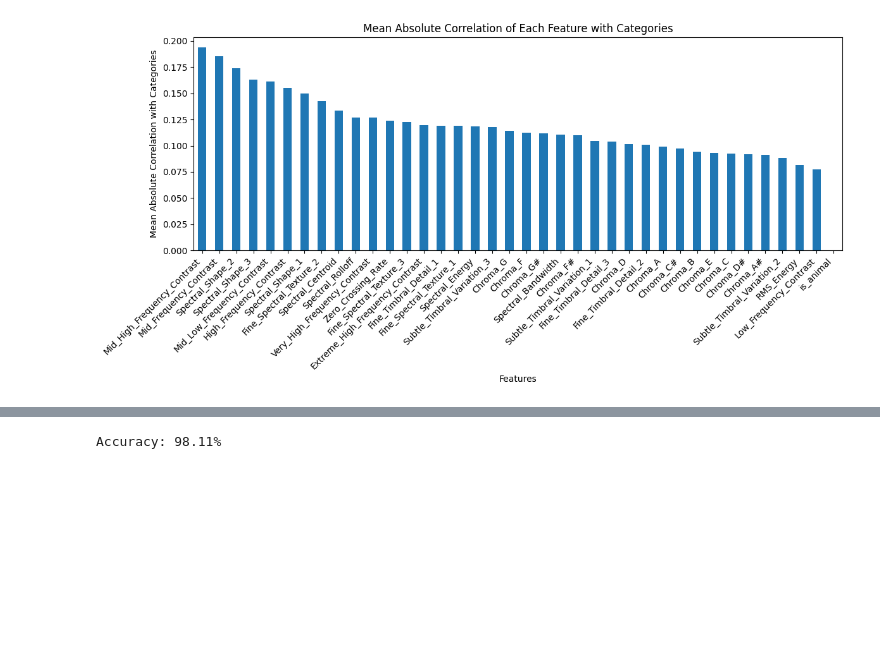
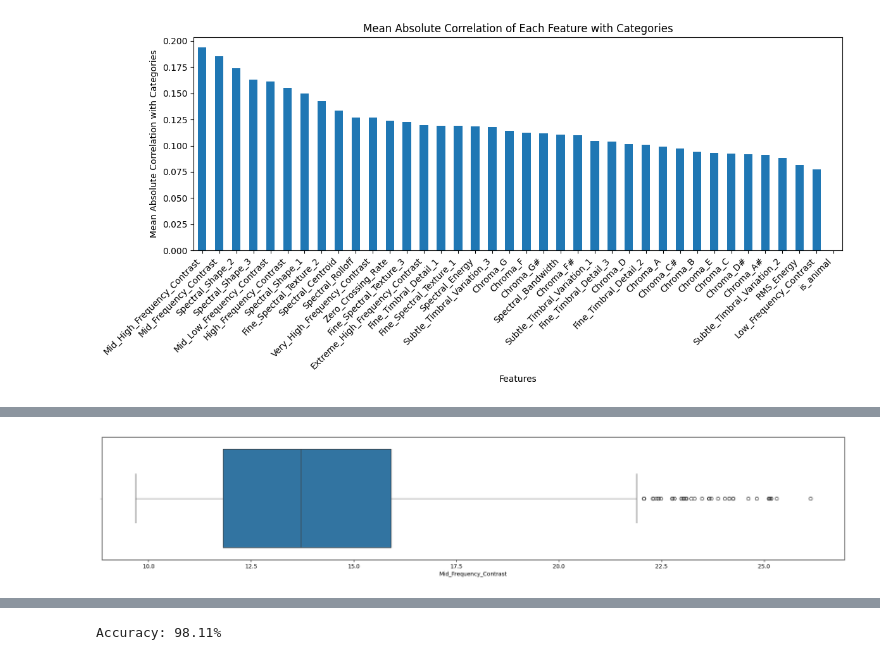
Before and after one commit to RussellArvin/animalsoundprediction, a Jupyter notebook: main.ipynb, the cells around one changed output, grey strips where cells are left out. Drawn from its saved outputs; the diff is of its cells as text; code cells hidden in the pictures; blank space fills up the shorter version.

```diff
--- a/main.ipynb
+++ b/main.ipynb
@@ -883,0 +767,7 @@ plt.show()
+# %%
+# Assuming 'animal_metadata' is your DataFrame and it contains a 'Mid_Frequency_Contrast' column
+f = plt.figure(figsize=(24, 4))
+sb.boxplot(data=animal_metadata['Mid_Frequency_Contrast'], orient="h")
+plt.show()
+# %% [output]
+[figure, added]
```
Also changed, not shown: parts of 50 cells of this notebook.
